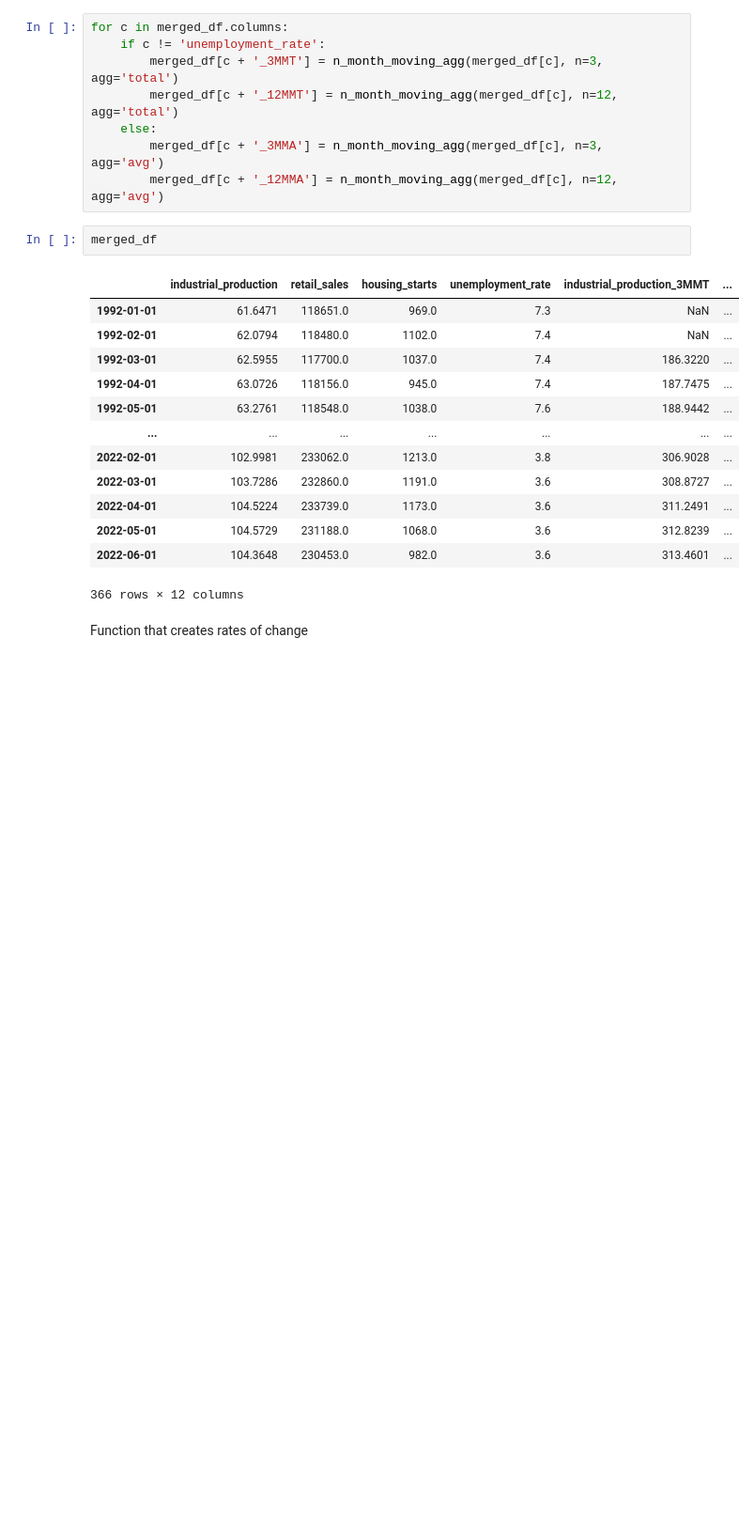
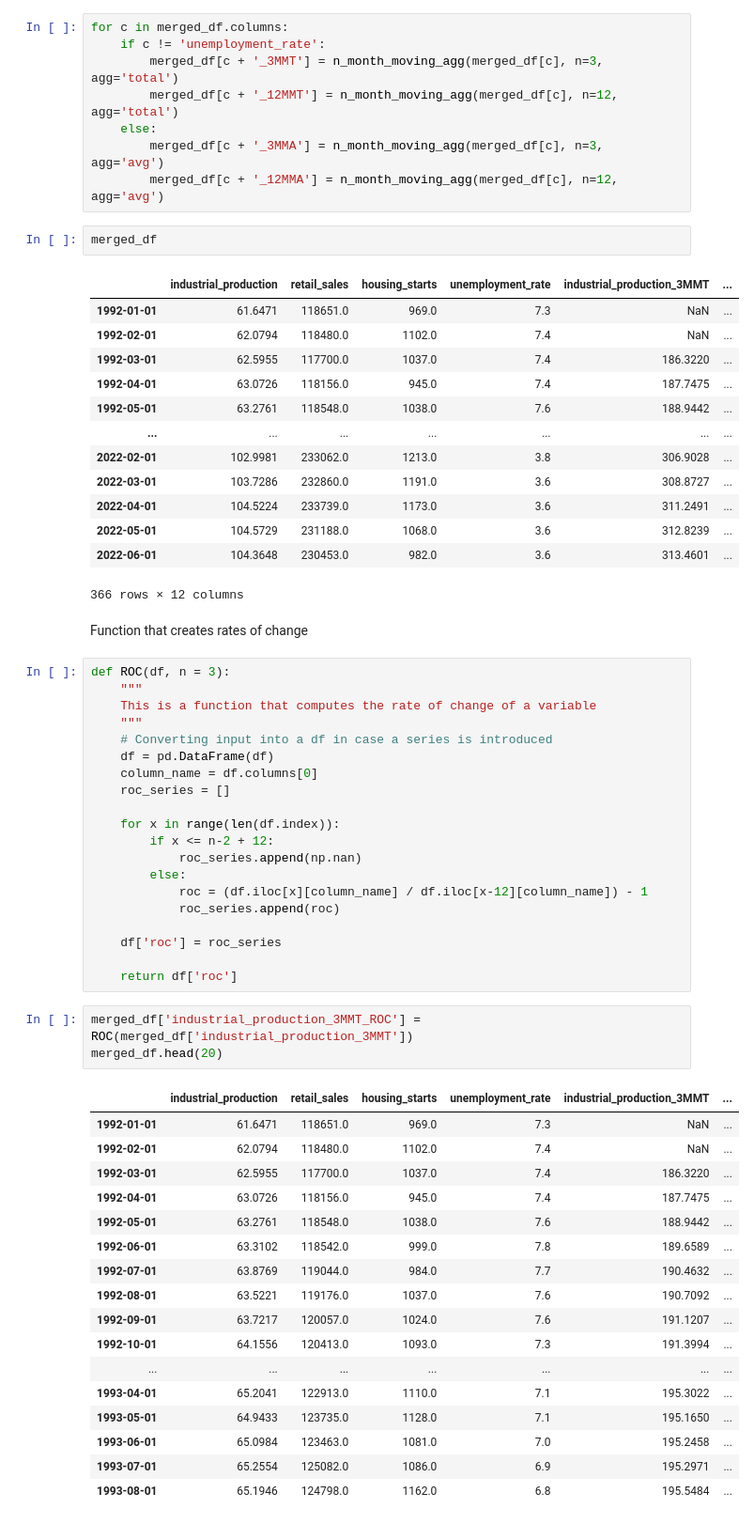
Before and after one commit to kevinmiguel97/Unemployment-analysis, a Jupyter notebook: notebook_unemployment.ipynb, the cells around one changed output. Shown at 94% size. Cells and saved outputs as stored; diff of their text form; blank space fills up the shorter version.

Commit message:
Rate of change function working

```diff
--- a/notebook_unemployment.ipynb
+++ b/notebook_unemployment.ipynb
@@ -332,3 +332,44 @@ merged_df
 366 rows × 12 columns
 # %% [markdown]
 Function that creates rates of change
+# %%
+def ROC(df, n = 3):
+    """
+    This is a function that computes the rate of change of a variable
+    """
+    # Converting input into a df in case a series is introduced
+    df = pd.DataFrame(df)
+    column_name = df.columns[0]
+    roc_series = []
+
+    for x in range(len(df.index)):
+        if x <= n-2 + 12:
+            roc_series.append(np.nan)
+        else:
+            roc = (df.iloc[x][column_name] / df.iloc[x-12][column_name]) - 1
+            roc_series.append(roc)
+
+    df['roc'] = roc_series
+
+    return df['roc']
+# %%
+merged_df['industrial_production_3MMT_ROC'] = ROC(merged_df['industrial_production_3MMT'])
+merged_df.head(20)
+# %% [output]
+|  | industrial_production | retail_sales | housing_starts | unemployment_rate | industrial_production_3MMT | ... |
+| 1992-01-01 | 61.6471 | 118651.0 | 969.0 | 7.3 | NaN | ... |
+| 1992-02-01 | 62.0794 | 118480.0 | 1102.0 | 7.4 | NaN | ... |
+| 1992-03-01 | 62.5955 | 117700.0 | 1037.0 | 7.4 | 186.3220 | ... |
+| 1992-04-01 | 63.0726 | 118156.0 | 945.0 | 7.4 | 187.7475 | ... |
+| 1992-05-01 | 63.2761 | 118548.0 | 1038.0 | 7.6 | 188.9442 | ... |
+| 1992-06-01 | 63.3102 | 118542.0 | 999.0 | 7.8 | 189.6589 | ... |
+| 1992-07-01 | 63.8769 | 119044.0 | 984.0 | 7.7 | 190.4632 | ... |
+| 1992-08-01 | 63.5221 | 119176.0 | 1037.0 | 7.6 | 190.7092 | ... |
+| 1992-09-01 | 63.7217 | 120057.0 | 1024.0 | 7.6 | 191.1207 | ... |
+| 1992-10-01 | 64.1556 | 120413.0 | 1093.0 | 7.3 | 191.3994 | ... |
+| ... | ... | ... | ... | ... | ... | ... |
+| 1993-04-01 | 65.2041 | 122913.0 | 1110.0 | 7.1 | 195.3022 | ... |
+| 1993-05-01 | 64.9433 | 123735.0 | 1128.0 | 7.1 | 195.1650 | ... |
+| 1993-06-01 | 65.0984 | 123463.0 | 1081.0 | 7.0 | 195.2458 | ... |
+| 1993-07-01 | 65.2554 | 125082.0 | 1086.0 | 6.9 | 195.2971 | ... |
+| 1993-08-01 | 65.1946 | 124798.0 | 1162.0 | 6.8 | 195.5484 | ... |
```
Also changed, not shown: parts of 1 cell of this notebook.
